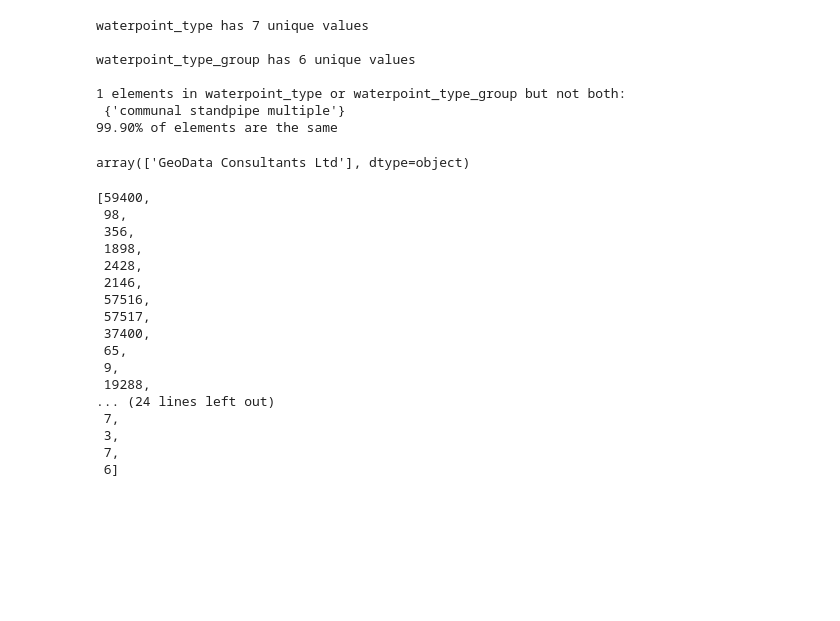
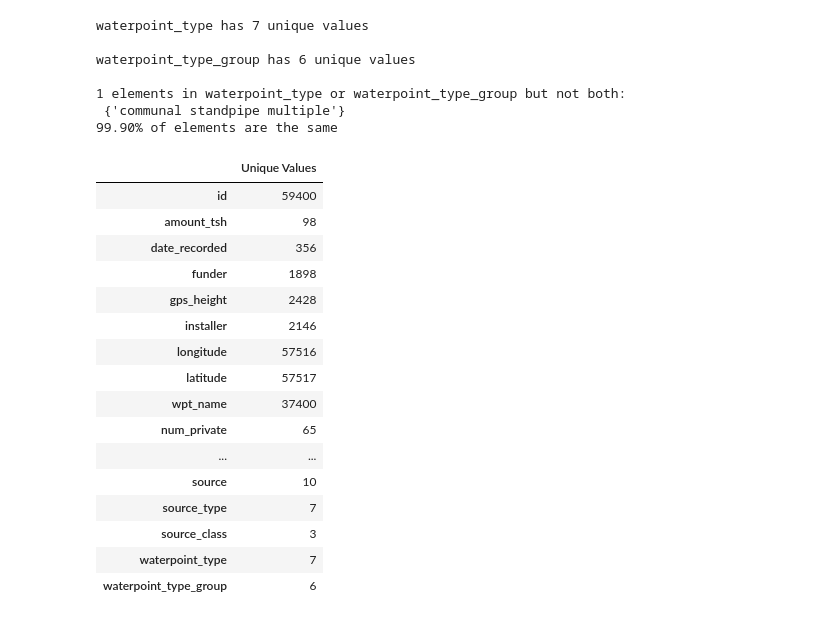
Before and after one commit to smaroukis/pump-it-up-data-mining, a Jupyter notebook: sandbox_351_proj.ipynb, the cells around one changed output. Drawn from its saved outputs; the diff is of its cells as text; code cells hidden in the pictures; blank space fills up the shorter version.

```diff
--- a/sandbox_351_proj.ipynb
+++ b/sandbox_351_proj.ipynb
@@ -74,29 +134,25 @@ waterpoint_type_group has 6 unique values
 1 elements in waterpoint_type or waterpoint_type_group but not both:
  {'communal standpipe multiple'}
 99.90% of elements are the same
-# %%
-train_values['recorded_by'].unique()
-# %% [output]
-array(['GeoData Consultants Ltd'], dtype=object)
 # %%
 # Number of unique values for each column [.unique vs .value_counts]
 len_uniques = [len(train_values[i].unique()) for i in train_values.columns]
-pd.DataFr
+pd.DataFrame(len_uniques, index=train_values.columns, columns=['Unique Values'])
 # %% [output]
-[59400,
- 98,
- 356,
- 1898,
- 2428,
- 2146,
- 57516,
- 57517,
- 37400,
- 65,
- 9,
- 19288,
-... (24 lines left out)
- 7,
- 3,
- 7,
- 6]
+|  | Unique Values |
+| id | 59400 |
+| amount_tsh | 98 |
+| date_recorded | 356 |
+| funder | 1898 |
+| gps_height | 2428 |
+| installer | 2146 |
+| longitude | 57516 |
+| latitude | 57517 |
+| wpt_name | 37400 |
+| num_private | 65 |
+| ... | ... |
+| source | 10 |
+| source_type | 7 |
+| source_class | 3 |
+| waterpoint_type | 7 |
+| waterpoint_type_group | 6 |
```
Also changed, not shown: parts of 10 cells of this notebook.
